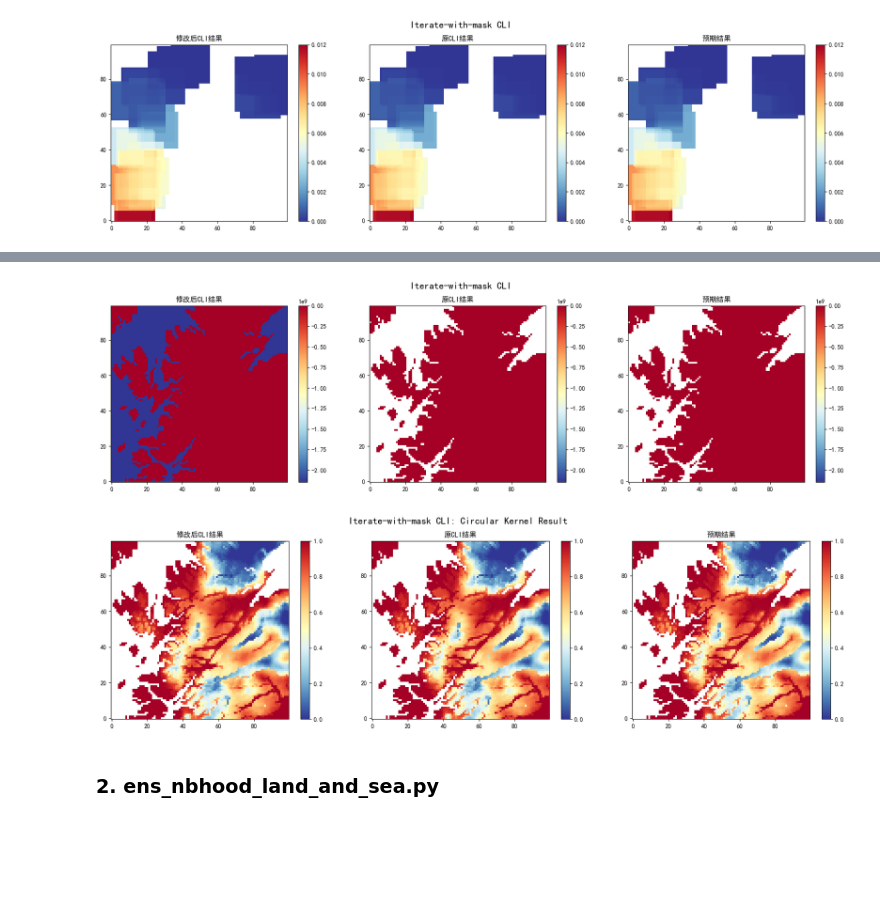
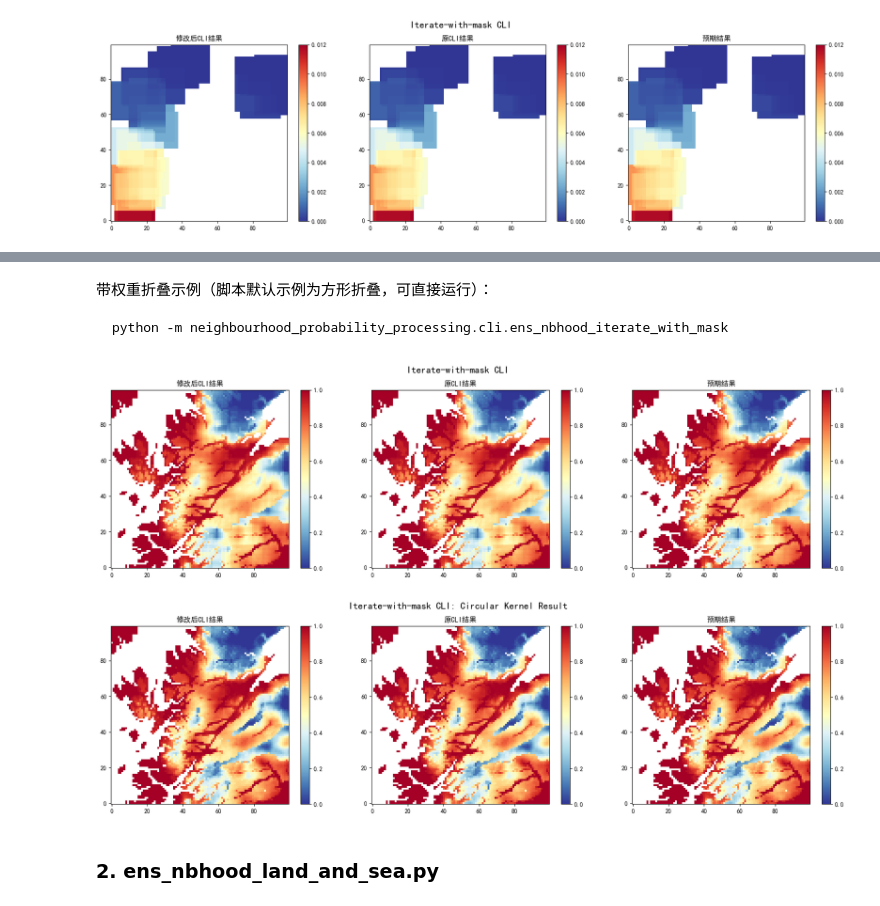
Before and after one commit to guoyunqian/NIMM_pip_repos, a Jupyter notebook: 00temp/neighbourhood_probability_processing/nbs/use_nbhood.ipynb, the cells around one changed output, grey strips where cells are left out. Saved outputs shown, nothing was run; the diff lists cells and outputs as text; code cells hidden in the pictures; blank space fills up the shorter version.

````diff
--- a/00temp/neighbourhood_probability_processing/nbs/use_nbhood.ipynb
+++ b/00temp/neighbourhood_probability_processing/nbs/use_nbhood.ipynb
@@ -814,8 +434,8 @@ plot_result_comparison(
 原算法结果中会新增一个掩码分层维度，修改后算法为限制输出维度将新增维度与原输入member维度进行融合。
 # %%
 #数据读取
-input_path = RESOURCE_DIR / 'iterate_with_mask' / 'normalized_meb6d' / 'input.nc'
-mask_path = RESOURCE_DIR / 'iterate_with_mask' / 'normalized_meb6d' / 'mask.nc'
+input_path = RESOURCE_DIR / 'iterate_with_mask' / 'cli_input' / 'input.nc'
+mask_path = RESOURCE_DIR / 'iterate_with_mask' / 'cli_input' / 'mask.nc'
 kgo_path = RESOURCE_DIR / 'iterate_with_mask' / "basic" / 'kgo_basic.nc'
 original_square_path = RESOURCE_DIR / 'iterate_with_mask' / "basic" / 'original_unfolded_result.nc'
 original_circular_path = RESOURCE_DIR / 'iterate_with_mask' / "basic" / 'original_unfolded_circular_result.nc'
@@ -1030,19 +629,45 @@ process(
+# %% [markdown]
+带权重折叠示例（脚本默认示例为方形折叠，可直接运行）：
+
+```powershell
+python -m neighbourhood_probability_processing.cli.ens_nbhood_iterate_with_mask
+```
 # %%
-iterate_dir = RESOURCE_DIR / 'iterate_with_mask' / 'normalized_meb6d'
+from neighbourhood_probability_processing.cli.ens_nbhood_iterate_with_mask import process as iterate_process
 
-cli_iter_square = load_primary(iterate_dir / 'cli_test_iterated_result.nc')
-cli_iter_circular = load_primary(iterate_dir / 'cli_test_iterated_circular_result.nc')
+iterate_cli_input = RESOURCE_DIR / 'iterate_with_mask' / 'cli_input'
+iterate_cli_output = RESOURCE_DIR / 'iterate_with_mask' / 'cli_output'
+
+# 带权重折叠：方形 / 圆形，半径 10000 与官方 KGO 对齐
+cli_iter_square = iterate_process(
+    str(iterate_cli_input / 'thresholded_input.nc'),
+    str(iterate_cli_input / 'orographic_bands_mask.nc'),
+    'topographic_zone',
+    radii=[10000.0],
+    weights_path=str(iterate_cli_input / 'orographic_bands_weights.nc'),
+    output_path=str(iterate_cli_output / 'cli_iterated_result.nc'),
+    neighbourhood_shape='square',
+)
+cli_iter_circular = iterate_process(
+    str(iterate_cli_input / 'thresholded_input.nc'),
+    str(iterate_cli_input / 'orographic_bands_mask.nc'),
+    'topographic_zone',
+    radii=[10000.0],
+    weights_path=str(iterate_cli_input / 'orographic_bands_weights.nc'),
+    output_path=str(iterate_cli_output / 'cli_iterated_circular_result.nc'),
+    neighbourhood_shape='circular',
+)
 
 original_cli_path = RESOURCE_DIR / 'iterate_with_mask' / 'basic_collapse_bands' / 'cli_iterated_result.nc'
 original_cli_path_circular = RESOURCE_DIR / 'iterate_with_mask' / 'basic_collapse_bands' / 'cli_iterated_circular_result.nc'
 original_cli_square = clean_fill_values(load_primary(original_cli_path))
 original_cli_circular = clean_fill_values(load_primary(original_cli_path_circular))
 
 plot_result_comparison("Iterate-with-mask CLI", cli_iter_square, original_cli_square, kgo_square)
 
 plot_result_comparison("Iterate-with-mask CLI: Circular Kernel Result", cli_iter_circular, original_cli_circular, kgo_circular)
 # %% [output]
-[figure, old version]
+[figure, new version]
 [figure]
 # %% [markdown]
 ### 2. ens_nbhood_land_and_sea.py
````
Also changed, not shown: parts of 30 cells of this notebook, 28 other files.
